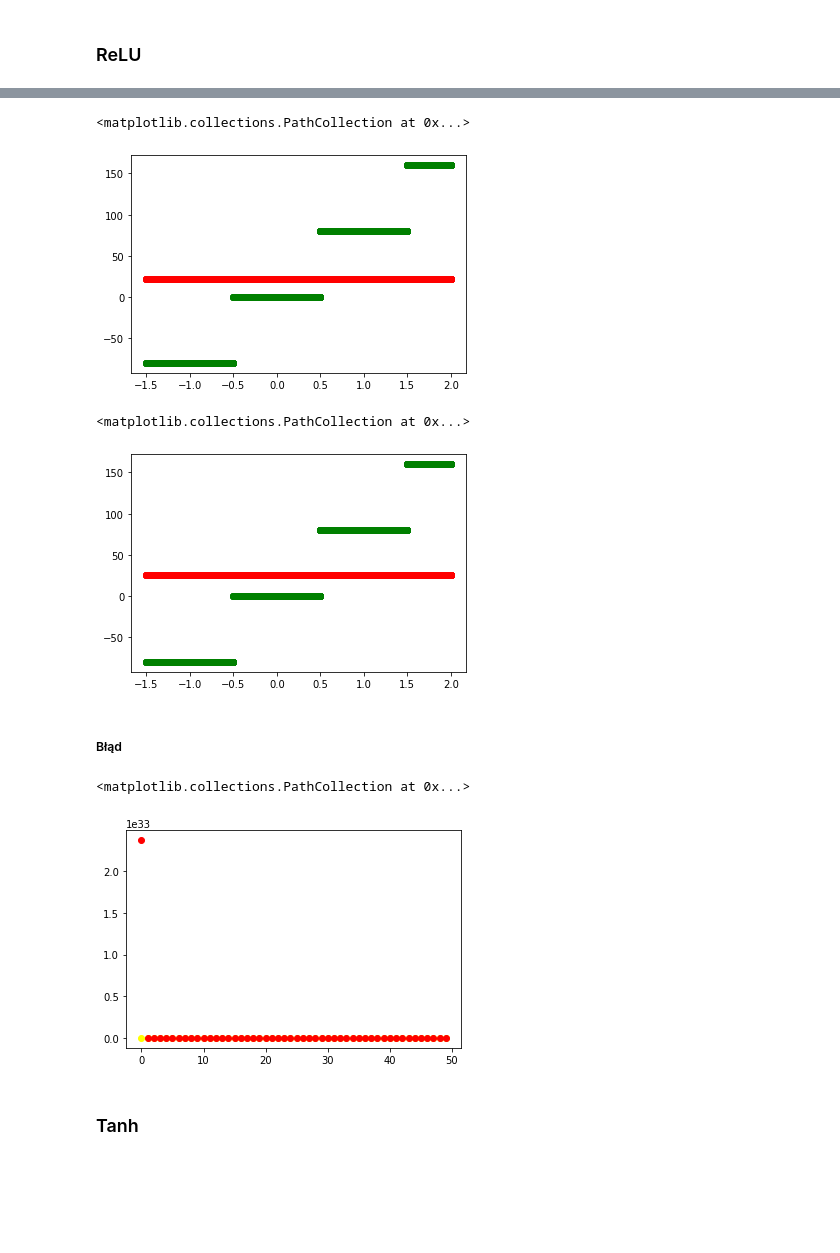
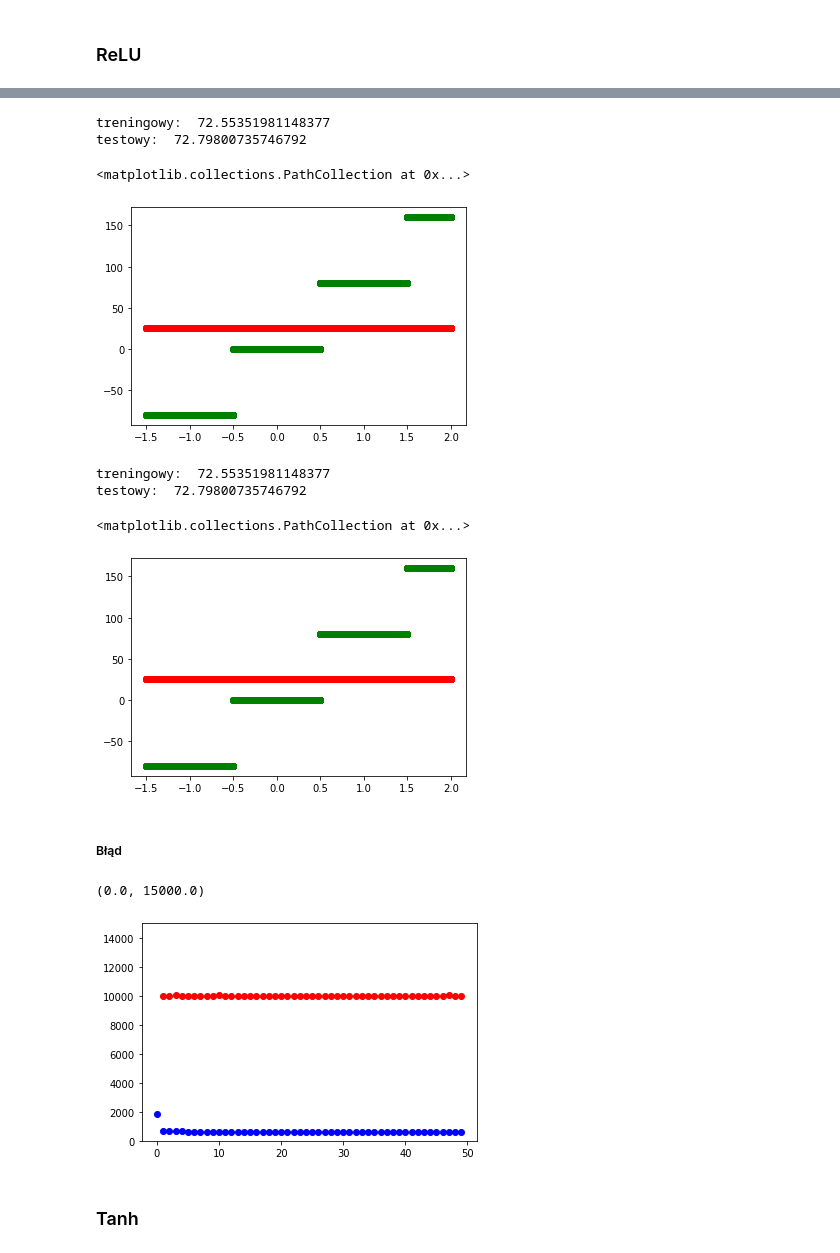
Before and after one commit to niladrem/mioad, a Jupyter notebook: lab05.ipynb, the cells around one changed output, grey strips where cells are left out. Saved outputs shown, nothing was run; the diff lists cells and outputs as text; code cells hidden in the pictures; blank space fills up the shorter version.

```diff
--- a/lab05.ipynb
+++ b/lab05.ipynb
@@ -425,10 +297,12 @@ test_df = pd.read_csv('./mio1/regression/steps-large-test.csv', index_col=0)
 # 1 warstwa ukryta
 np.random.seed(2137)
 mlp = Network(["relu", "linear"], [1,10,1], norm=True)
-_, relu_err, _ = mlp.train_network(np.expand_dims(train_df['x'], 1), np.expand_dims(train_df['y'], 1), n_epoch=50, l_rate=0.1, batch_size=32)
+relu_err, _ = mlp.train_network(np.expand_dims(train_df['x'], 1), np.expand_dims(train_df['y'], 1), n_epoch=50, l_rate=0.1, batch_size=32)
 
 y_pred = mlp.predict(np.expand_dims(train_df['x'], 1))
 y_pred = np.squeeze(y_pred)
+print("treningowy: ", metrics.mean_absolute_error(train_df['y'], y_pred))
+print("testowy: ", get_score(mlp, test_df))
 plt.scatter(train_df['x'], train_df['y'], color='green')
 plt.scatter(train_df['x'], y_pred, color='red')
 # %% [output]
@@ -439,38 +315,46 @@ plt.scatter(train_df['x'], y_pred, color='red')
 relu_err1=relu_err
 np.random.seed(2137)
 mlp = Network(["relu", "relu", "linear"], [1,10,10,1], norm=False)
-_, relu_err2, _ = mlp.train_network(np.expand_dims(train_df['x'], 1), np.expand_dims(train_df['y'], 1), n_epoch=50, l_rate=0.1, batch_size=32)
+relu_err2, _ = mlp.train_network(np.expand_dims(train_df['x'], 1), np.expand_dims(train_df['y'], 1), n_epoch=50, l_rate=0.1, batch_size=32)
 
 y_pred = mlp.predict(np.expand_dims(train_df['x'], 1))
 y_pred = np.squeeze(y_pred)
+print("treningowy: ", metrics.mean_absolute_error(train_df['y'], y_pred))
+print("testowy: ", get_score(mlp, test_df))
 plt.scatter(train_df['x'], train_df['y'], color='green')
 plt.scatter(train_df['x'], y_pred, color='red')
 # %% [output]
-<matplotlib.collections.PathCollection at 0x...>
+treningowy:  72.55351981148377
+testowy:  72.79800735746792
+<matplotlib.collections.PathCollection at 0x...>
-[figure, old version]
+[figure, new version]
 # %%
 # 3 warstwy ukryte
 np.random.seed(2137)
 mlp = Network(["relu", "relu", "relu", "linear"], [1,10, 10, 4,1], norm=True)
-_, relu_err3, _ = mlp.train_network(np.expand_dims(train_df['x'], 1), np.expand_dims(train_df['y'], 1), n_epoch=50, l_rate=0.1, batch_size=32)
+relu_err3, _ = mlp.train_network(np.expand_dims(train_df['x'], 1), np.expand_dims(train_df['y'], 1), n_epoch=50, l_rate=0.1, batch_size=32)
 
 y_pred = mlp.predict(np.expand_dims(train_df['x'], 1))
 y_pred = np.squeeze(y_pred)
+print("treningowy: ", metrics.mean_absolute_error(train_df['y'], y_pred))
+print("testowy: ", get_score(mlp, test_df))
 plt.scatter(train_df['x'], train_df['y'], color='green')
 plt.scatter(train_df['x'], y_pred, color='red')
 # %% [output]
-<matplotlib.collections.PathCollection at 0x...>
+treningowy:  72.55351981148377
+testowy:  72.79800735746792
+<matplotlib.collections.PathCollection at 0x...>
 [figure]
 # %% [markdown]
 ##### Błąd
 # %%
 plt.scatter(range(len(relu_err1)), relu_err1, color='blue')
 plt.scatter(range(len(relu_err2)), relu_err2, color='yellow')
 plt.scatter(range(len(relu_err3)), relu_err3, color='red')
-# plt.ylim(0, 11000)
+plt.ylim(0, 15000)
 # %% [output]
-<matplotlib.collections.PathCollection at 0x...>
+(0.0, 15000.0)
-[figure, old version]
+[figure, new version]
 # %% [markdown]
 ### Tanh
 # %%
```
Also changed, not shown: parts of 37 cells of this notebook, 4 other files.
